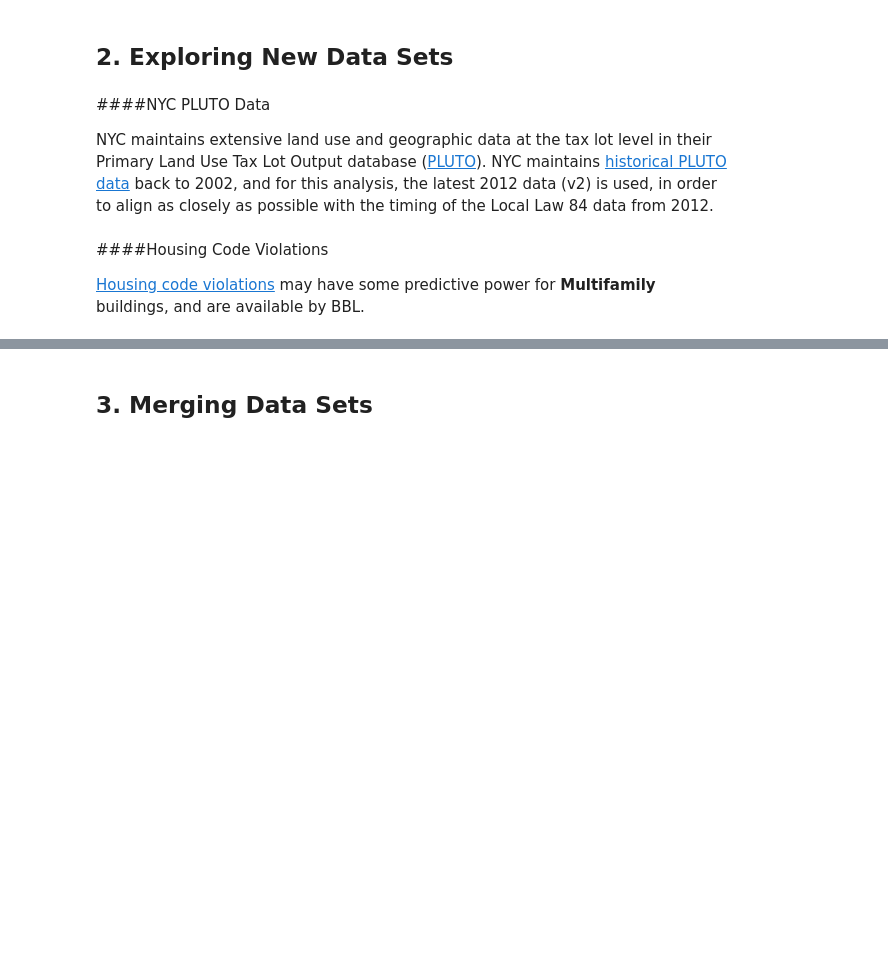
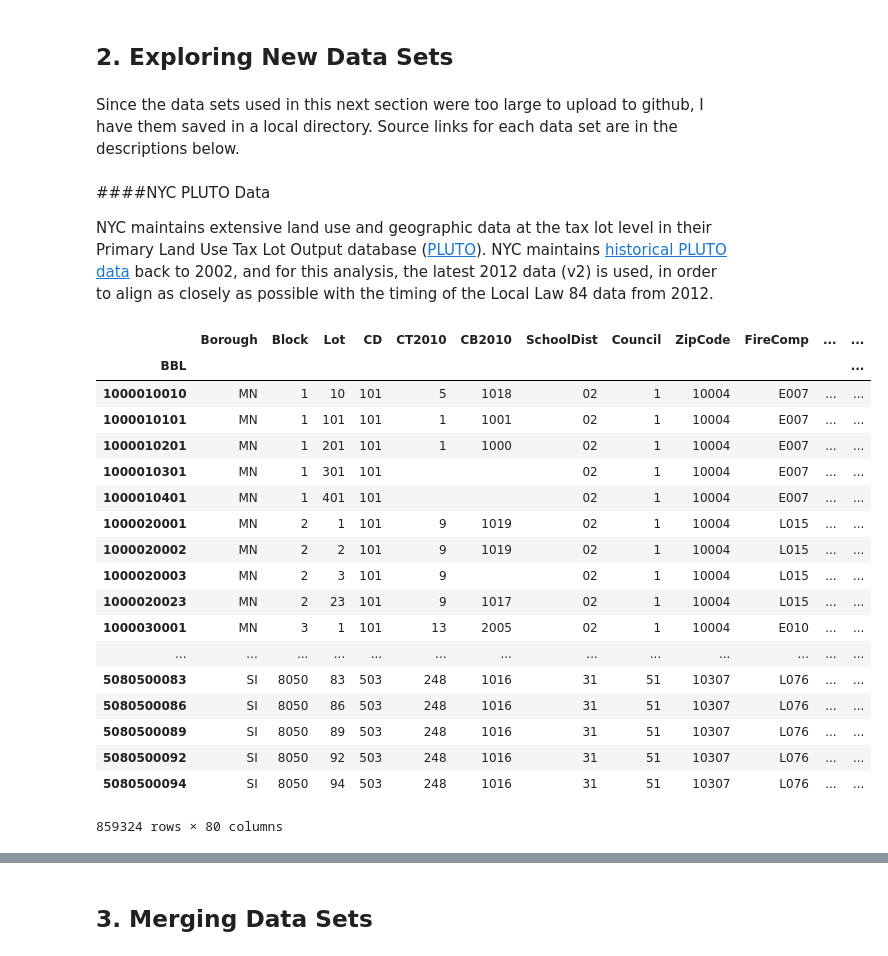
Before and after one commit to theolove/ga_project1_tlove, a Jupyter notebook: Projects/Project 2/Project_2_tlove.ipynb, the cells around one changed output, grey strips where cells are left out. Cells and saved outputs as stored; diff of their text form; code cells hidden in the pictures; blank space fills up the shorter version.

```diff
--- a/Projects/Project 2/Project_2_tlove.ipynb
+++ b/Projects/Project 2/Project_2_tlove.ipynb
@@ -43,3 +44,5 @@ All of this data is sourced from [NYC Open Data](https://nycopendata.socrata.com
 In order to keep this project's analysis to a more manageable scope, we will **only look at data for 2012**, which was both more comprehensive and had less issues than 2011 data. This also allows us to establish **BBL** as a a unique key (with a little bit of wrangling).
 # %% [markdown]
 ## 2. Exploring New Data Sets
+# %% [markdown]
+Since the data sets used in this next section were too large to upload to github, I have them saved in a local directory. Source links for each data set are in the descriptions below.
@@ -56,44 +61,60 @@ NYC maintains extensive land use and geographic data at the tax lot level in the
 """
 
 # Manhattan
-mn = pd.read_csv('../data/nyc_pluto_12v2/mn12v2.txt',
+mn = pd.read_csv(data_folder + '/nyc_pluto_12v2/mn12v2.txt',
                  skipfooter=1,
                  engine="python",
                  skipinitialspace=True,
                  )
 
 # Bronx
-bx = pd.read_csv('../data/nyc_pluto_12v2/bx12v2.txt',
+bx = pd.read_csv(data_folder + '/nyc_pluto_12v2/bx12v2.txt',
                  skipfooter=1,
                  engine="python",
                  skipinitialspace=True,
                  )
 
 # Brooklyn
-bk = pd.read_csv('../data/nyc_pluto_12v2/bk12v2.txt',
+bk = pd.read_csv(data_folder + '/nyc_pluto_12v2/bk12v2.txt',
                  skipfooter=1,
                  engine="python",
                  skipinitialspace=True,
                  )
 
 # Queens
-qn = pd.read_csv('../data/nyc_pluto_12v2/qn12v2.txt',
+qn = pd.read_csv(data_folder + '/nyc_pluto_12v2/qn12v2.txt',
                  skipfooter=1,
                  engine="python",
                  skipinitialspace=True,
                  )
 
 # Staten Island
-si = pd.read_csv('../data/nyc_pluto_12v2/si12v2.txt',
+si = pd.read_csv(data_folder + '/nyc_pluto_12v2/si12v2.txt',
                  skipfooter=1,
                  engine="python",
                  skipinitialspace=True,
                  )
 
 # Combine and set BBL as the index (already checked for uniqueness)
 pluto = pd.concat([mn,bx,bk,qn,si], axis=0)
 pluto.set_index(pluto.BBL)
+# %% [output]
+|  | Borough | Block | Lot | CD | CT2010 | CB2010 | SchoolDist | Council | ZipCode | FireComp | ... | ... |
+| BBL |  |  |  |  |  |  |  |  |  |  |  | ... |
+| 1000010010 | MN | 1 | 10 | 101 | 5 | 1018 | 02 | 1 | 10004 | E007 | ... | ... |
+| 1000010101 | MN | 1 | 101 | 101 | 1 | 1001 | 02 | 1 | 10004 | E007 | ... | ... |
+| 1000010201 | MN | 1 | 201 | 101 | 1 | 1000 | 02 | 1 | 10004 | E007 | ... | ... |
+| 1000010301 | MN | 1 | 301 | 101 |  |  | 02 | 1 | 10004 | E007 | ... | ... |
+| 1000010401 | MN | 1 | 401 | 101 |  |  | 02 | 1 | 10004 | E007 | ... | ... |
+| 1000020001 | MN | 2 | 1 | 101 | 9 | 1019 | 02 | 1 | 10004 | L015 | ... | ... |
+| 1000020002 | MN | 2 | 2 | 101 | 9 | 1019 | 02 | 1 | 10004 | L015 | ... | ... |
+| 1000020003 | MN | 2 | 3 | 101 | 9 |  | 02 | 1 | 10004 | L015 | ... | ... |
+| 1000020023 | MN | 2 | 23 | 101 | 9 | 1017 | 02 | 1 | 10004 | L015 | ... | ... |
+| 1000030001 | MN | 3 | 1 | 101 | 13 | 2005 | 02 | 1 | 10004 | E010 | ... | ... |
+| ... | ... | ... | ... | ... | ... | ... | ... | ... | ... | ... | ... | ... |
+| 5080500083 | SI | 8050 | 83 | 503 | 248 | 1016 | 31 | 51 | 10307 | L076 | ... | ... |
+| 5080500086 | SI | 8050 | 86 | 503 | 248 | 1016 | 31 | 51 | 10307 | L076 | ... | ... |
+| 5080500089 | SI | 8050 | 89 | 503 | 248 | 1016 | 31 | 51 | 10307 | L076 | ... | ... |
+| 5080500092 | SI | 8050 | 92 | 503 | 248 | 1016 | 31 | 51 | 10307 | L076 | ... | ... |
+| 5080500094 | SI | 8050 | 94 | 503 | 248 | 1016 | 31 | 51 | 10307 | L076 | ... | ... |
+859324 rows × 80 columns
-# %% [markdown]
-####Housing Code Violations
-
-[Housing code violations](https://data.cityofnewyork.us/Housing-Development/Housing-Maintenance-Code-Violations/wvxf-dwi5) may have some predictive power for **Multifamily** buildings, and are available by BBL.
```
Also changed, not shown: parts of 22 cells of this notebook, 1 other file.
